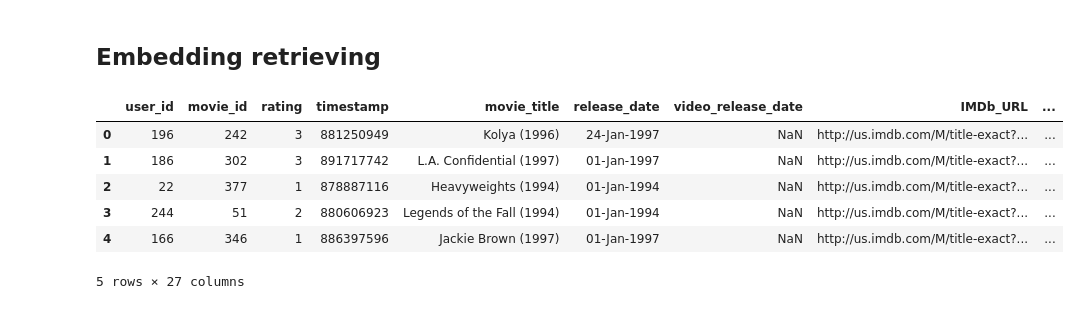
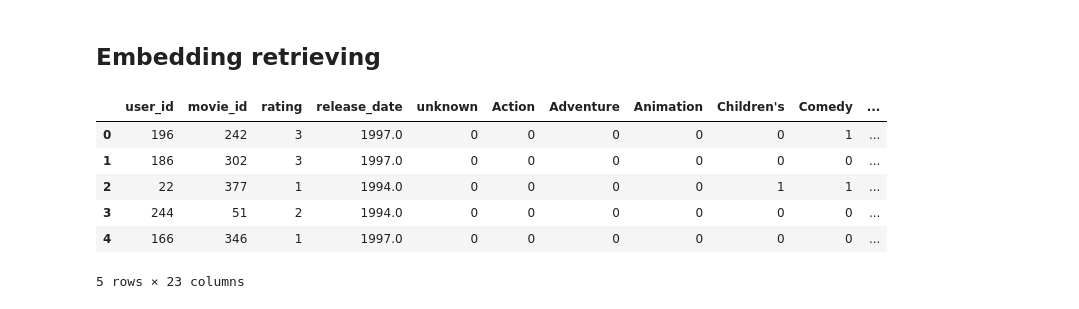
Before and after one commit to againnagain/ML-projects, a Jupyter notebook: Movie-RecSys/movie_rec_sys.ipynb, the cells around one changed output. Cells and saved outputs as stored; diff of their text form; code cells hidden in the pictures.

```diff
--- a/Movie-RecSys/movie_rec_sys.ipynb
+++ b/Movie-RecSys/movie_rec_sys.ipynb
@@ -46,26 +48,29 @@ import torch
 # %%
 import pandas as pd
 
 # Загрузка данных
 ratings = pd.read_csv("ml-100k/u.data", sep='\t', header=None)
 ratings.columns = ["user_id", "movie_id", "rating", "timestamp"]
+ratings = ratings.drop(["timestamp"], axis=1)
+
 movies = pd.read_csv("ml-100k/u.item", encoding='latin-1', header=None, sep='|')
 movies.columns = ["movie_id", "movie_title", "release_date", "video_release_date",
               "IMDb_URL", "unknown", "Action", "Adventure", "Animation",
               "Children's", "Comedy", "Crime", "Documentary", "Drama", "Fantasy",
               "Film-Noir", "Horror", "Musical", "Mystery", "Romance", "Sci-Fi",
               "Thriller", "War", "Western"]
-
+movies["release_date"] = pd.to_datetime(movies['release_date']).dt.year
+movies = movies.drop(["IMDb_URL", "video_release_date", "movie_title"], axis=1)
 
 # Объединение данных
 data = pd.merge(ratings, movies, on='movie_id')
 
 data.head()
 # %% [output]
-|  | user_id | movie_id | rating | timestamp | movie_title | release_date | video_release_date | IMDb_URL | ... |
-| 0 | 196 | 242 | 3 | 881250949 | Kolya (1996) | 24-Jan-1997 | NaN | http://us.imdb.com/M/title-exact?... | ... |
-| 1 | 186 | 302 | 3 | 891717742 | L.A. Confidential (1997) | 01-Jan-1997 | NaN | http://us.imdb.com/M/title-exact?... | ... |
-| 2 | 22 | 377 | 1 | 878887116 | Heavyweights (1994) | 01-Jan-1994 | NaN | http://us.imdb.com/M/title-exact?... | ... |
-| 3 | 244 | 51 | 2 | 880606923 | Legends of the Fall (1994) | 01-Jan-1994 | NaN | http://us.imdb.com/M/title-exact?... | ... |
-| 4 | 166 | 346 | 1 | 886397596 | Jackie Brown (1997) | 01-Jan-1997 | NaN | http://us.imdb.com/M/title-exact?... | ... |
+|  | user_id | movie_id | rating | release_date | unknown | Action | Adventure | Animation | Children's | Comedy | ... |
+| 0 | 196 | 242 | 3 | 1997.0 | 0 | 0 | 0 | 0 | 0 | 1 | ... |
+| 1 | 186 | 302 | 3 | 1997.0 | 0 | 0 | 0 | 0 | 0 | 0 | ... |
+| 2 | 22 | 377 | 1 | 1994.0 | 0 | 0 | 0 | 0 | 1 | 1 | ... |
+| 3 | 244 | 51 | 2 | 1994.0 | 0 | 0 | 0 | 0 | 0 | 0 | ... |
+| 4 | 166 | 346 | 1 | 1997.0 | 0 | 0 | 0 | 0 | 0 | 0 | ... |
-5 rows × 27 columns
+5 rows × 23 columns
```
Also changed, not shown: parts of 6 cells of this notebook.
